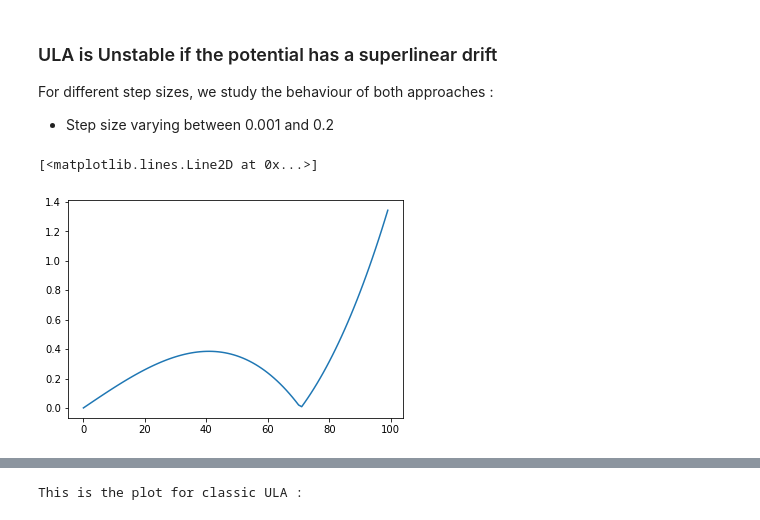
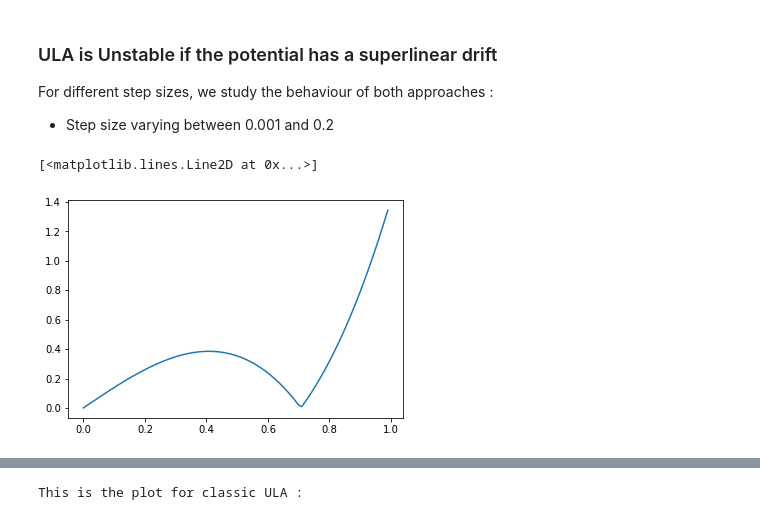
Before and after one commit to PyTomSss/Research_Project-Imperial_College, a Jupyter notebook: Taming Experiment.ipynb, the cells around one changed output, grey strips where cells are left out. Saved outputs shown, nothing was run; the diff lists cells and outputs as text; code cells hidden in the pictures.

```diff
--- a/Taming Experiment.ipynb
+++ b/Taming Experiment.ipynb
@@ -223,13 +258,13 @@ For different step sizes, we study the behaviour of both approaches :
 # %%
 x = np.zeros((100, 2, 2))
 y = np.zeros(100)
 for i in range(100):
     x[i] = grad_double_well(np.array([[i/100, i/100], [i/100, i/100]]))
     y[i] = np.linalg.norm(x[i], axis = 1)[0]
-plt.plot(y)
+plt.plot(np.arange(100) / 100, y)
 # %% [output]
 [<matplotlib.lines.Line2D at 0x...>]
-[figure, old version]
+[figure, new version]
 # %%
 print('This is the plot for classic ULA : ')
 ULA_double_well(sample_init, 10000, 0.001)
```
Also changed, not shown: parts of 3 cells of this notebook.
